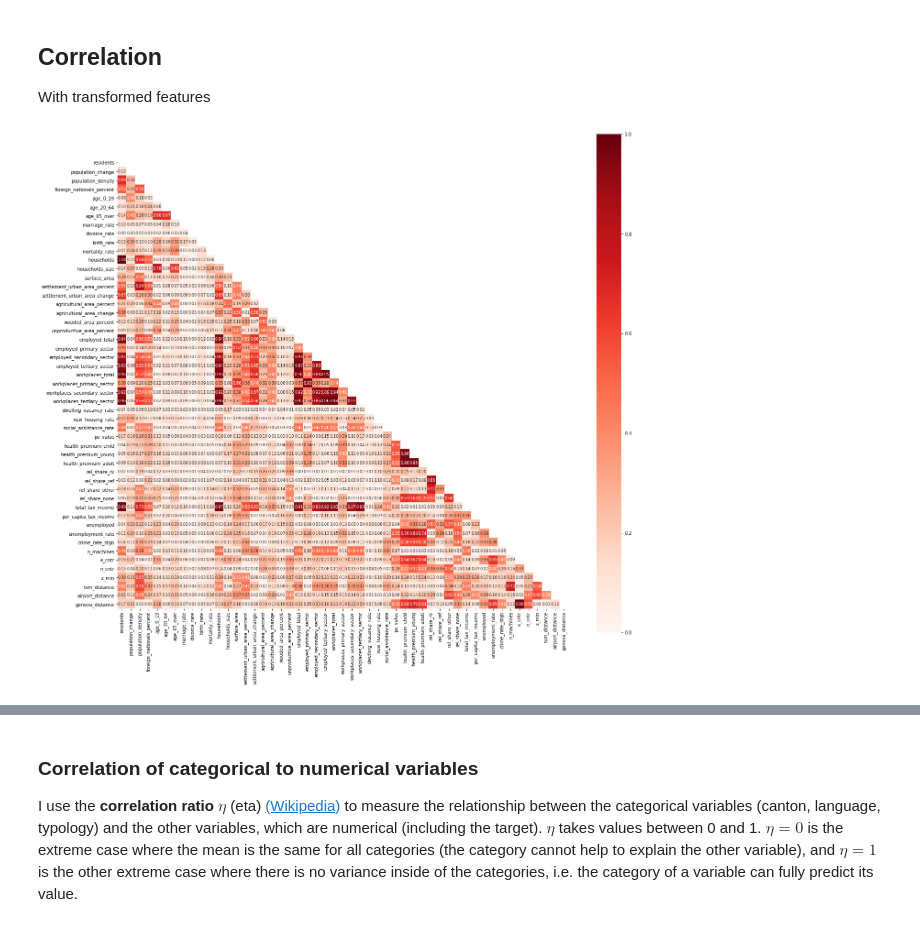
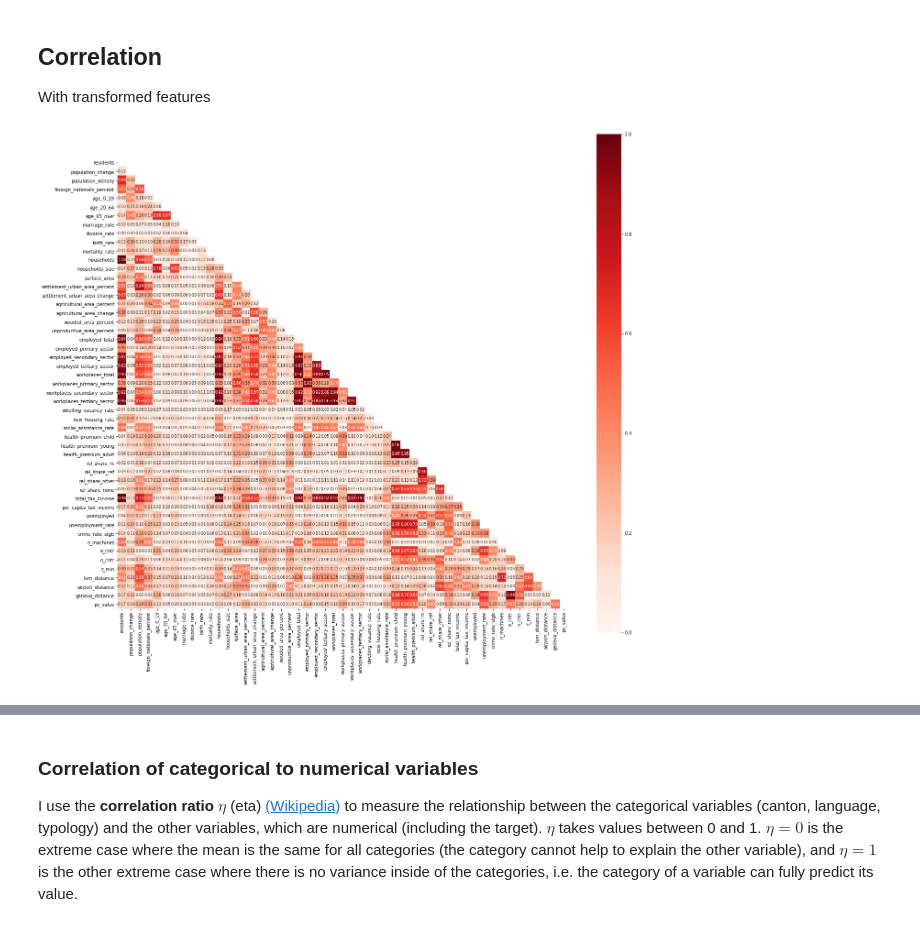
Before and after one commit to jschrein/epfl-exts-adsml-capstone-project, a Jupyter notebook: Exploratory Data Analysis.ipynb, the cells around one changed output, grey strips where cells are left out. Saved outputs shown, nothing was run; the diff lists cells and outputs as text; code cells hidden in the pictures.

```diff
--- a/Exploratory Data Analysis.ipynb
+++ b/Exploratory Data Analysis.ipynb
@@ -69,13 +72,16 @@ plt.tight_layout()
 With transformed features
 # %%
 df2 = df.drop(columns=categorical_features)
+po_values = df2["po_value"]
+df2.drop(columns="po_value", inplace=True)
+df2["po_value"] = po_values
 pt = PowerTransformer()
 for col in skewed_features:
     df2[col] = pt.fit_transform(df2[col].values.reshape(-1, 1))
 corr = np.abs(df2.corr())
 
 plt.figure(figsize = (22,20))
 sns.heatmap(corr, annot = True, fmt = '.2f',
             square=True, vmin = 0, vmax = 1, cmap= 'Reds', mask = np.triu(corr), annot_kws = {"fontsize":"small"});
 # %% [output]
-[figure, old version]
+[figure, new version]
```
Also changed, not shown: parts of 4 cells of this notebook.
